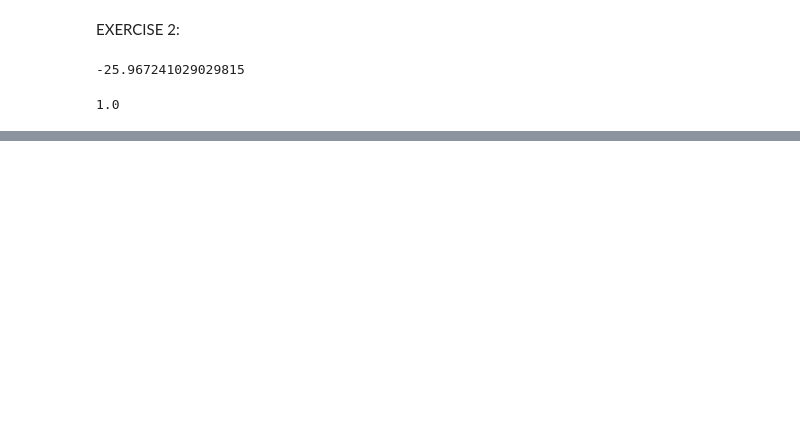
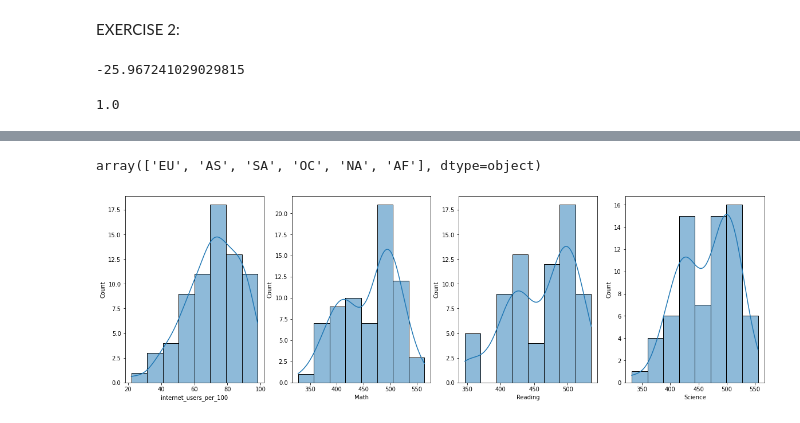
Before and after one commit to Bir01/02_DATA_SCIENCE_DATA_ANALYTICS_MODULE, a Jupyter notebook: 3- Classes_Labs/1. Stats/Stats_Assignment.ipynb, the cells around one changed output, grey strips where cells are left out. Drawn from its saved outputs; the diff is of its cells as text; code cells hidden in the pictures; blank space fills up the shorter version.

```diff
--- a/3- Classes_Labs/1. Stats/Stats_Assignment.ipynb
+++ b/3- Classes_Labs/1. Stats/Stats_Assignment.ipynb
@@ -121,0 +248,4 @@ p_value
+# %%
+dfpisa = pd.read_csv("2015 PISA Test - Sheet1.csv", sep = ",")
+
+dfpisa.head()
@@ -121,0 +288,2 @@ p_value
+# %%
+dfpisa['Continent_Code'].fillna(value='NA', inplace = True)
@@ -121,0 +315,13 @@ p_value
+# %%
+dfpisa.Continent_Code.unique()
+# %% [output]
+array(['EU', 'AS', 'SA', 'OC', 'NA', 'AF'], dtype=object)
+# %%
+fig, axes = plt.subplots(1,4, figsize=(20,6))
+
+sns.histplot(dfpisa['internet_users_per_100'], kde=True, ax=axes[0])
+sns.histplot(dfpisa['Math'], kde=True, ax=axes[1])
+sns.histplot(dfpisa['Reading'], kde=True, ax=axes[2])
+sns.histplot(dfpisa['Science'], kde=True, ax=axes[3]);
+# %% [output]
+[figure, added]
```
Also changed, not shown: parts of 91 cells of this notebook.
